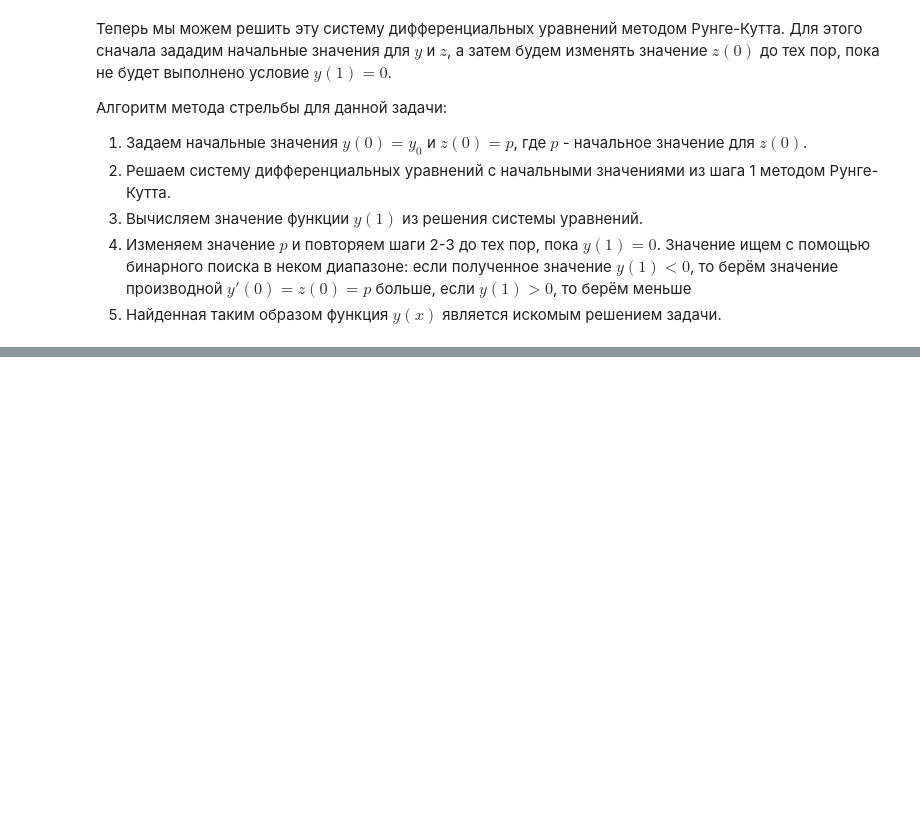
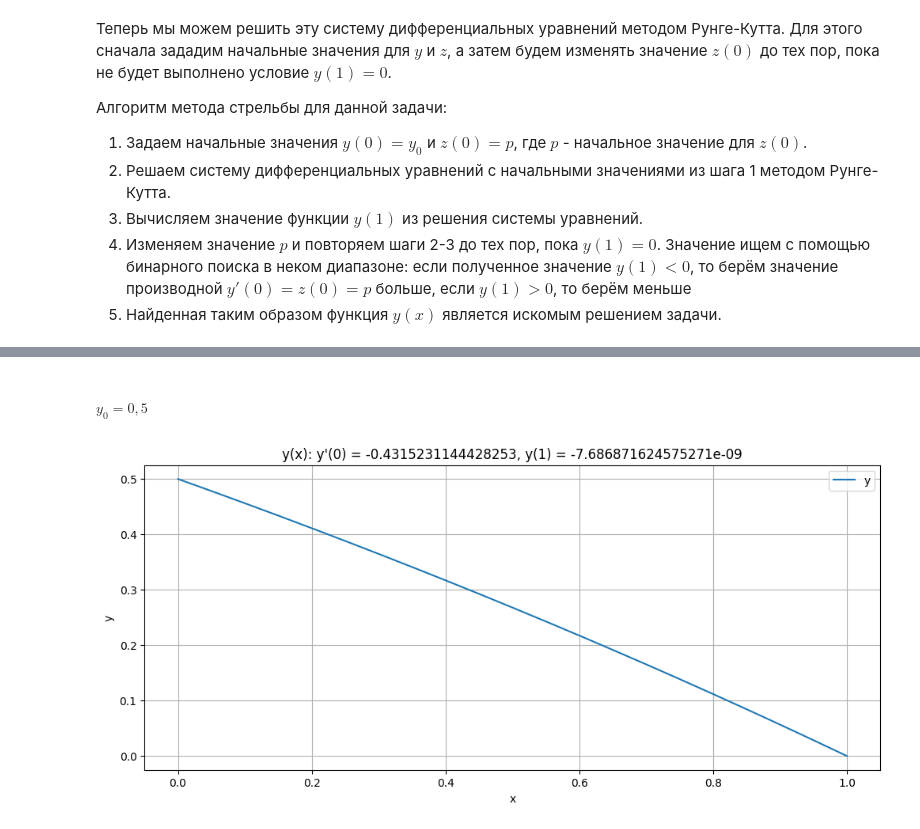
Before and after one commit to c71n93/computational-math-hw, a Jupyter notebook: sem2/lab3/lab3.ipynb, the cells around one changed output, grey strips where cells are left out. Drawn from its saved outputs; the diff is of its cells as text; code cells hidden in the pictures; blank space fills up the shorter version.

```diff
--- a/sem2/lab3/lab3.ipynb
+++ b/sem2/lab3/lab3.ipynb
@@ -110,0 +101,9 @@ RecursionError: maximum recursion depth exceeded while calling a Python object
+# %% [markdown]
+##### $y_0 = 0,5$
+# %%
+y0 = 0.5
+sol_array, x_array = BinSolutionSearch(-1.0, 0.0, y0 = y0)
+y_array = sol_array.transpose()[0]
+ShowSoulutionPlots(y_array, x_array, sol_array[0][1], sol_array[-1][0])
+# %% [output]
+[figure, added]
```
Also changed, not shown: parts of 18 cells of this notebook, 1 other file.
